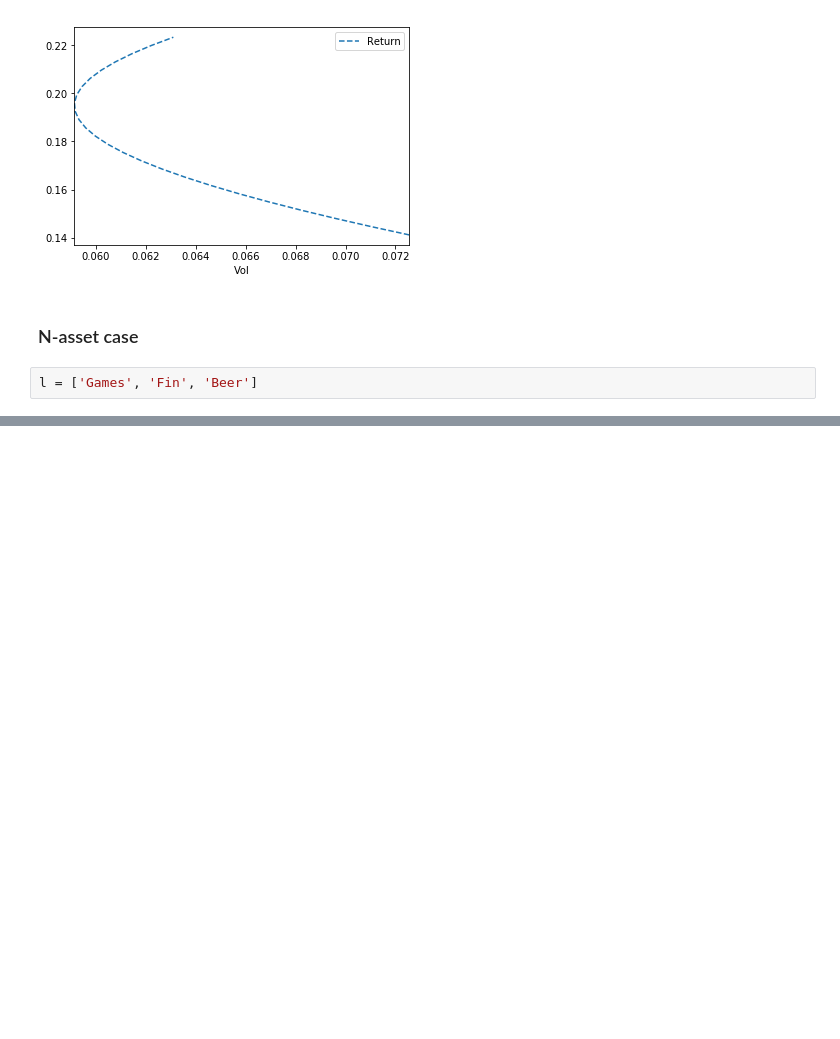
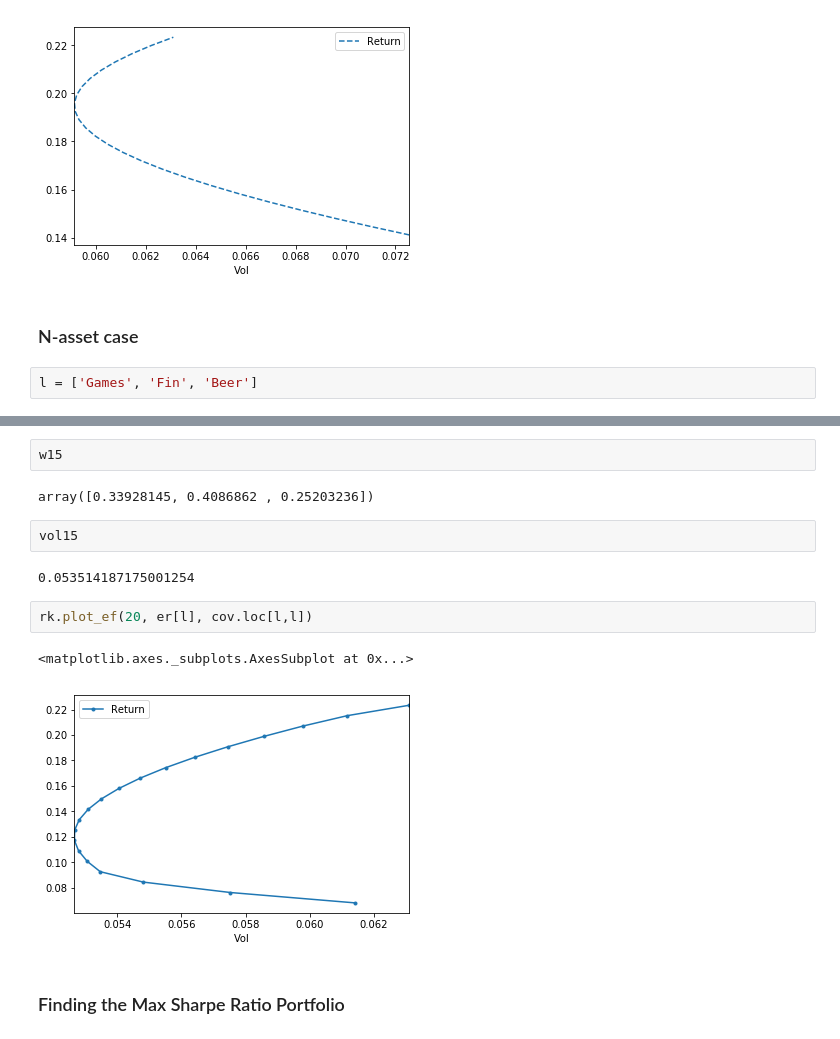
Before and after one commit to allaccountstaken/risk_toolkit, a Jupyter notebook: frontier.ipynb, the cells around one changed output, grey strips where cells are left out. Saved outputs shown, nothing was run; the diff lists cells and outputs as text; blank space fills up the shorter version.

```diff
--- a/frontier.ipynb
+++ b/frontier.ipynb
@@ -246,0 +245,15 @@ NameError: name 'mimimize' is not defined
+# %%
+w15
+# %% [output]
+array([0.33928145, 0.4086862 , 0.25203236])
+# %%
+vol15
+# %% [output]
+0.053514187175001254
+# %%
+rk.plot_ef(20, er[l], cov.loc[l,l])
+# %% [output]
+<matplotlib.axes._subplots.AxesSubplot at 0x...>
+[figure, added]
+# %% [markdown]
+### Finding the Max Sharpe Ratio Portfolio
```
Also changed, not shown: parts of 6 cells of this notebook, 1 other file.
